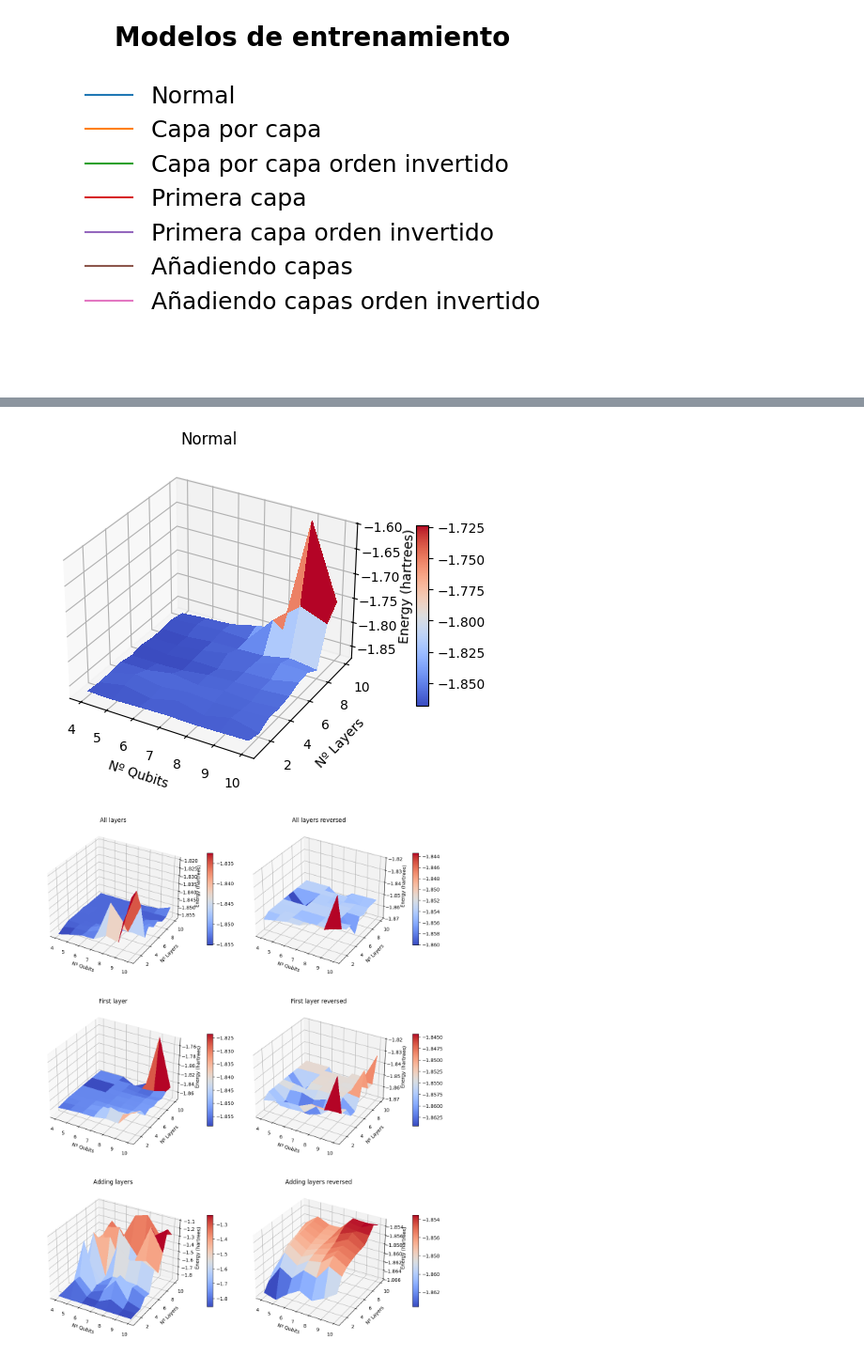
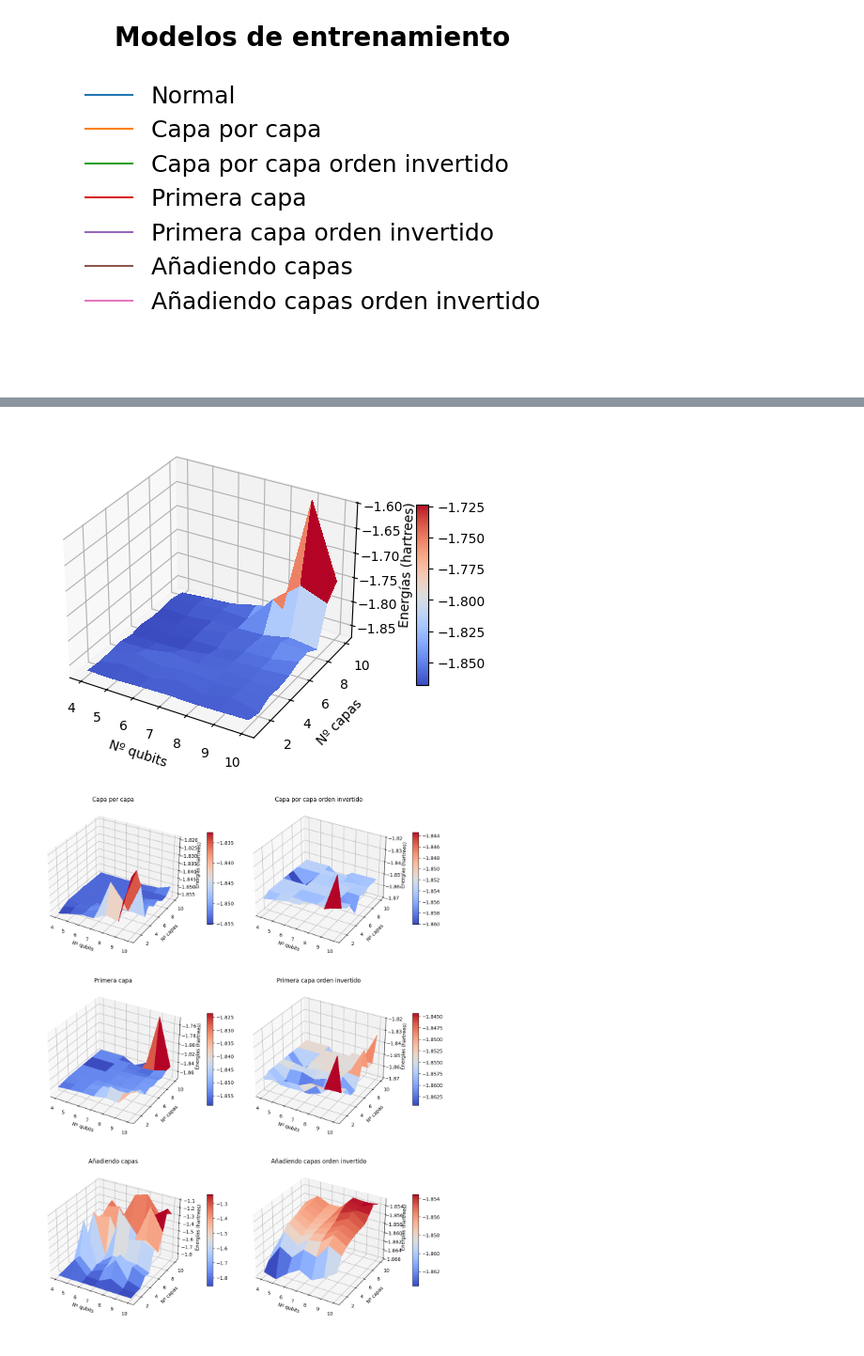
Before and after one commit to JLSM02/QML-Avoiding-BP, a Jupyter notebook: notebooks/VQE/BP_mitigation/layer_training.ipynb, the cells around one changed output, grey strips where cells are left out. Shown at 94% size. Cells and saved outputs as stored; diff of their text form; code cells hidden in the pictures.

```diff
--- a/notebooks/VQE/BP_mitigation/layer_training.ipynb
+++ b/notebooks/VQE/BP_mitigation/layer_training.ipynb
@@ -253,10 +253,10 @@ for i in range(len(X_vals)):
         Z[j,i] = res_var_qubit_layer_normal[i]["times"][j]
 ax = fig.add_subplot(1, 1, 1, projection='3d')
 surf = ax.plot_surface(X, Y, Z, cmap=cm.coolwarm, linewidth=0, antialiased=False)
-ax.set_title(f"Normal")
-ax.set_xlabel("Nº Qubits")
-ax.set_ylabel("Nº Layers")
-ax.set_zlabel("Time (s)")
+#ax.set_title(f"Normal")
+ax.set_xlabel("Nº qubits")
+ax.set_ylabel("Nº capas")
+ax.set_zlabel("Tiempo (s)")
 fig.colorbar(surf, ax=ax, shrink=0.5, aspect=15, pad=0.1)
 
 fig = plt.figure(figsize=(12, 16))
@@ -267,10 +267,11 @@ for k in range(len(res_var_qubit_layer)):
             Z[j,i] = res_var_qubit_layer[k][i]["times"][j]
     ax = fig.add_subplot(3, 2, k + 1, projection='3d')
     surf = ax.plot_surface(X, Y, Z, cmap=cm.coolwarm, linewidth=0, antialiased=False)
+    #ax.set_zlim(0, 80)
     ax.set_title(f"{titles[k]}")
-    ax.set_xlabel("Nº Qubits")
-    ax.set_ylabel("Nº Layers")
-    ax.set_zlabel("Time (s)")
+    ax.set_xlabel("Nº qubits")
+    ax.set_ylabel("Nº capas")
+    ax.set_zlabel("Tiempo (s)")
     fig.colorbar(surf, ax=ax, shrink=0.5, aspect=15, pad=0.1)
 
 plt.tight_layout()
@@ -290,10 +291,10 @@ for i in range(len(X_vals)):
         Z[j,i] = res_var_qubit_layer_normal[i]["iters"][j]
 ax = fig.add_subplot(1, 1, 1, projection='3d')
 surf = ax.plot_surface(X, Y, Z, cmap=cm.coolwarm, linewidth=0, antialiased=False)
-ax.set_title(f"Normal")
-ax.set_xlabel("Nº Qubits")
-ax.set_ylabel("Nº Layers")
-ax.set_zlabel("Iterations")
+#ax.set_title(f"Normal")
+ax.set_xlabel("Nº qubits")
+ax.set_ylabel("Nº capas")
+ax.set_zlabel("Iteraciones")
 fig.colorbar(surf, ax=ax, shrink=0.5, aspect=15, pad=0.1)
 
 fig = plt.figure(figsize=(12, 16))
@@ -305,9 +306,9 @@ for k in range(len(res_var_qubit_layer)):
     ax = fig.add_subplot(3, 2, k + 1, projection='3d')
     surf = ax.plot_surface(X, Y, Z, cmap=cm.coolwarm, linewidth=0, antialiased=False)
     ax.set_title(f"{titles[k]}")
-    ax.set_xlabel("Nº Qubits")
-    ax.set_ylabel("Nº Layers")
-    ax.set_zlabel("Iterations")
+    ax.set_xlabel("Nº qubits")
+    ax.set_ylabel("Nº capas")
+    ax.set_zlabel("Iteraciones")
     fig.colorbar(surf, ax=ax, shrink=0.5, aspect=15, pad=0.1)
 
 plt.tight_layout()
@@ -318,37 +319,37 @@ plt.show()
 # %%
 X_vals = range(4, 11)
 Y_vals = range(1, 11)
 X, Y = np.meshgrid(X_vals, Y_vals)
 
 fig = plt.figure(figsize=(6, 5))
 Z = np.zeros((len(Y_vals), len(X_vals)))
 for i in range(len(X_vals)):
     for j in range(len(Y_vals)):
         Z[j,i] = res_var_qubit_layer_normal[i]["energies"][j]
 ax = fig.add_subplot(1, 1, 1, projection='3d')
 surf = ax.plot_surface(X, Y, Z, cmap=cm.coolwarm, linewidth=0, antialiased=False)
-ax.set_title(f"Normal")
-ax.set_xlabel("Nº Qubits")
-ax.set_ylabel("Nº Layers")
-ax.set_zlabel("Energy (hartrees)")
+#ax.set_title(f"Normal")
+ax.set_xlabel("Nº qubits")
+ax.set_ylabel("Nº capas")
+ax.set_zlabel("Energías (hartrees)")
 fig.colorbar(surf, ax=ax, shrink=0.5, aspect=15, pad=0.1)
 
 fig = plt.figure(figsize=(12, 16))
 for k in range(len(res_var_qubit_layer)):
     Z = np.zeros((len(Y_vals), len(X_vals)))
     for i in range(len(X_vals)):
         for j in range(len(Y_vals)):
             Z[j,i] = res_var_qubit_layer[k][i]["energies"][j]
     ax = fig.add_subplot(3, 2, k + 1, projection='3d')
     surf = ax.plot_surface(X, Y, Z, cmap=cm.coolwarm, linewidth=0, antialiased=False)
     ax.set_title(f"{titles[k]}")
-    ax.set_xlabel("Nº Qubits")
-    ax.set_ylabel("Nº Layers")
-    ax.set_zlabel("Energy (hartrees)")
+    ax.set_xlabel("Nº qubits")
+    ax.set_ylabel("Nº capas")
+    ax.set_zlabel("Energías (hartrees)")
     fig.colorbar(surf, ax=ax, shrink=0.5, aspect=15, pad=0.1)
 
 plt.tight_layout()
 plt.show()
 # %% [output]
-[figure, old version]
+[figure, new version]
-[figure, old version]
+[figure, new version]
```
Also changed, not shown: parts of 3 cells of this notebook, 6 other files.
